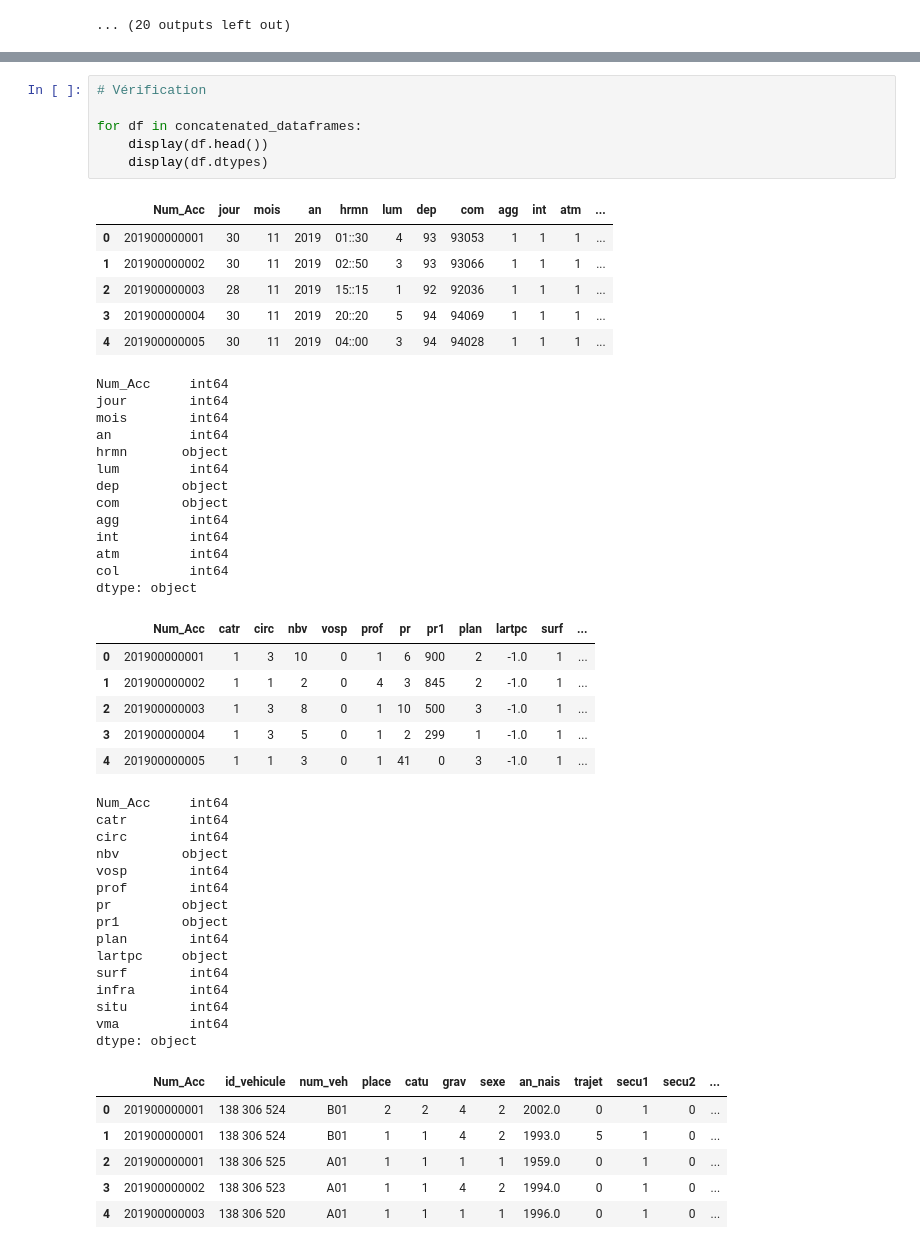
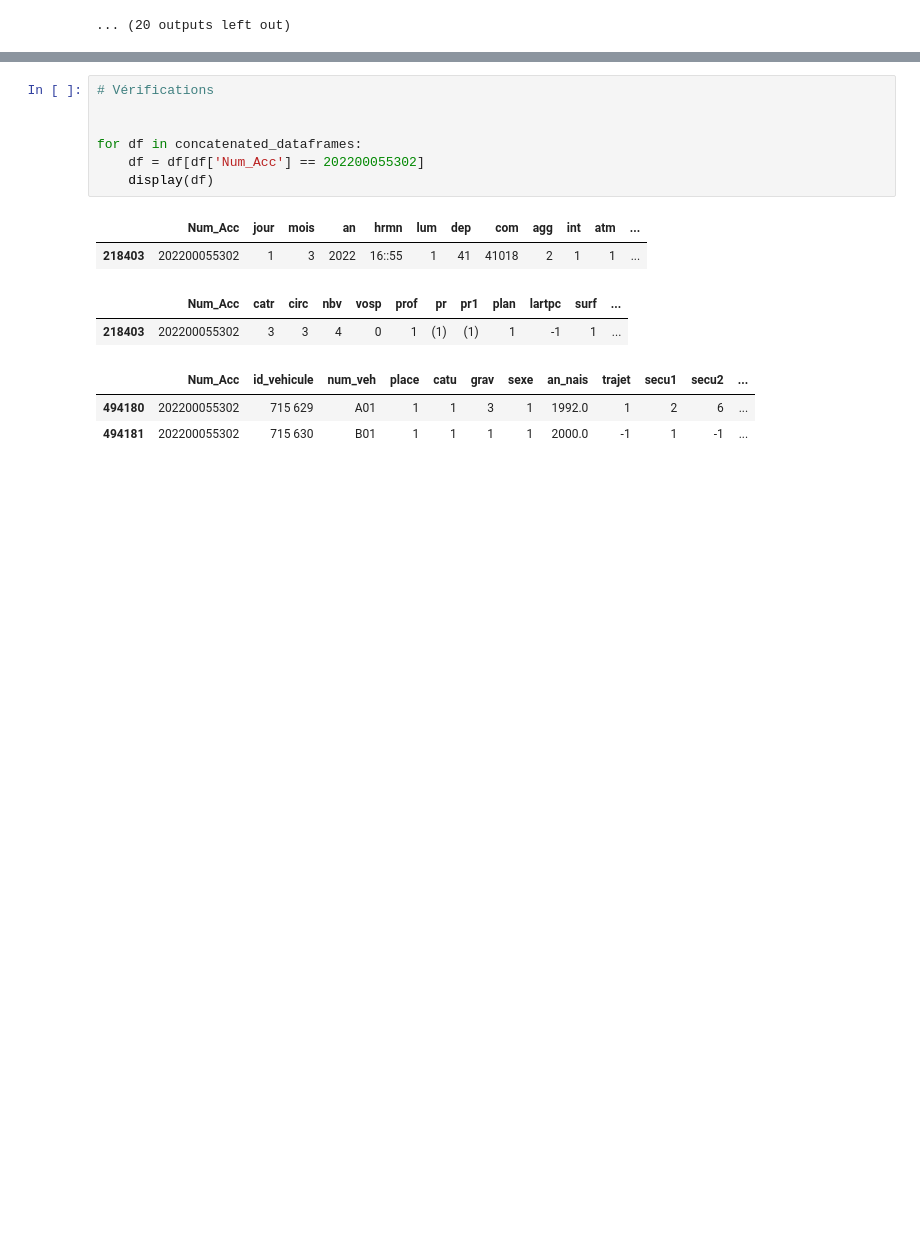
Before and after one commit to remithiney/Projet_Accidentologie, a Jupyter notebook: notebooks/preprocessing.ipynb, the cells around one changed output, grey strips where cells are left out. Saved outputs shown, nothing was run; the diff lists cells and outputs as text; blank space fills up the shorter version.

Commit message:
Update preprocessing jointure
Jointure des tables

```diff
--- a/notebooks/preprocessing.ipynb
+++ b/notebooks/preprocessing.ipynb
@@ -446,53 +456,15 @@ for prefix, df in zip(prefixes, concatenated_dataframes):
 # %%
-# Vérification
+# Vérifications
+
 
 for df in concatenated_dataframes:
-    display(df.head())
-    display(df.dtypes)
+    df = df[df['Num_Acc'] == 202200055302]
+    display(df)
 # %% [output]
 |  | Num_Acc | jour | mois | an | hrmn | lum | dep | com | agg | int | atm | ... |
-| 0 | 201900000001 | 30 | 11 | 2019 | 01::30 | 4 | 93 | 93053 | 1 | 1 | 1 | ... |
-| 1 | 201900000002 | 30 | 11 | 2019 | 02::50 | 3 | 93 | 93066 | 1 | 1 | 1 | ... |
-| 2 | 201900000003 | 28 | 11 | 2019 | 15::15 | 1 | 92 | 92036 | 1 | 1 | 1 | ... |
-| 3 | 201900000004 | 30 | 11 | 2019 | 20::20 | 5 | 94 | 94069 | 1 | 1 | 1 | ... |
-| 4 | 201900000005 | 30 | 11 | 2019 | 04::00 | 3 | 94 | 94028 | 1 | 1 | 1 | ... |
+| 218403 | 202200055302 | 1 | 3 | 2022 | 16::55 | 1 | 41 | 41018 | 2 | 1 | 1 | ... |
-Num_Acc     int64
-jour        int64
-mois        int64
-an          int64
-hrmn       object
-lum         int64
-dep        object
-com        object
-agg         int64
-int         int64
-atm         int64
-col         int64
-dtype: object
 |  | Num_Acc | catr | circ | nbv | vosp | prof | pr | pr1 | plan | lartpc | surf | ... |
-| 0 | 201900000001 | 1 | 3 | 10 | 0 | 1 | 6 | 900 | 2 | -1.0 | 1 | ... |
-| 1 | 201900000002 | 1 | 1 | 2 | 0 | 4 | 3 | 845 | 2 | -1.0 | 1 | ... |
-| 2 | 201900000003 | 1 | 3 | 8 | 0 | 1 | 10 | 500 | 3 | -1.0 | 1 | ... |
-| 3 | 201900000004 | 1 | 3 | 5 | 0 | 1 | 2 | 299 | 1 | -1.0 | 1 | ... |
-| 4 | 201900000005 | 1 | 1 | 3 | 0 | 1 | 41 | 0 | 3 | -1.0 | 1 | ... |
+| 218403 | 202200055302 | 3 | 3 | 4 | 0 | 1 | (1) | (1) | 1 | -1 | 1 | ... |
-Num_Acc     int64
-catr        int64
-circ        int64
-nbv        object
-vosp        int64
-prof        int64
-pr         object
-pr1        object
-plan        int64
-lartpc     object
-surf        int64
-infra       int64
-situ        int64
-vma         int64
-dtype: object
 |  | Num_Acc | id_vehicule | num_veh | place | catu | grav | sexe | an_nais | trajet | secu1 | secu2 | ... |
-| 0 | 201900000001 | 138 306 524 | B01 | 2 | 2 | 4 | 2 | 2002.0 | 0 | 1 | 0 | ... |
-| 1 | 201900000001 | 138 306 524 | B01 | 1 | 1 | 4 | 2 | 1993.0 | 5 | 1 | 0 | ... |
-| 2 | 201900000001 | 138 306 525 | A01 | 1 | 1 | 1 | 1 | 1959.0 | 0 | 1 | 0 | ... |
-| 3 | 201900000002 | 138 306 523 | A01 | 1 | 1 | 4 | 2 | 1994.0 | 0 | 1 | 0 | ... |
-| 4 | 201900000003 | 138 306 520 | A01 | 1 | 1 | 1 | 1 | 1996.0 | 0 | 1 | 0 | ... |
+| 494180 | 202200055302 | 715 629 | A01 | 1 | 1 | 3 | 1 | 1992.0 | 1 | 2 | 6 | ... |
+| 494181 | 202200055302 | 715 630 | B01 | 1 | 1 | 1 | 1 | 2000.0 | -1 | 1 | -1 | ... |
```
Also changed, not shown: parts of 16 cells of this notebook.
